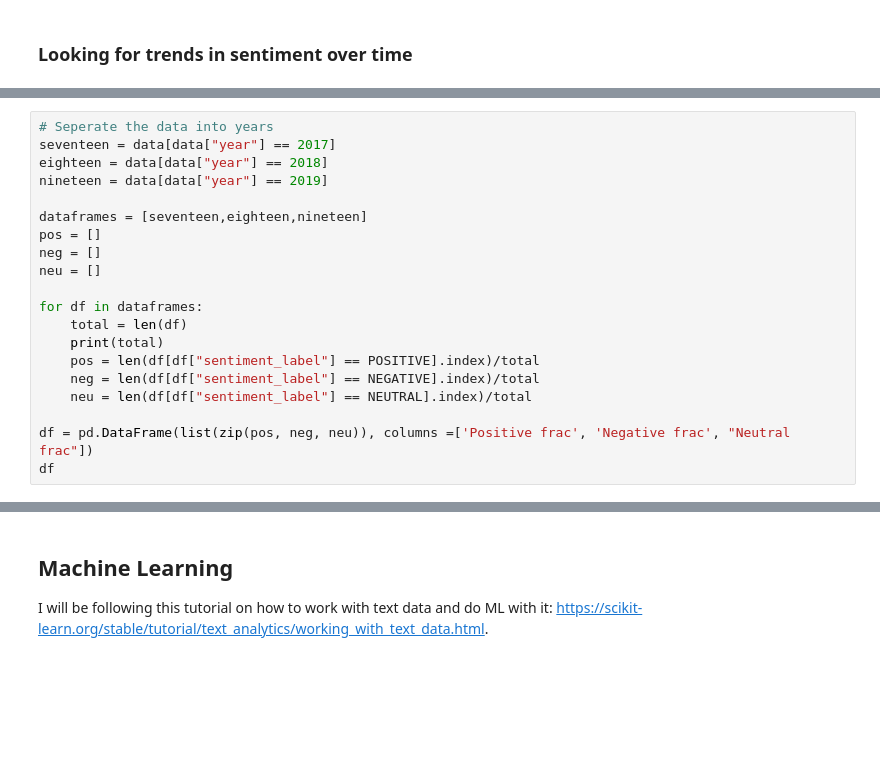
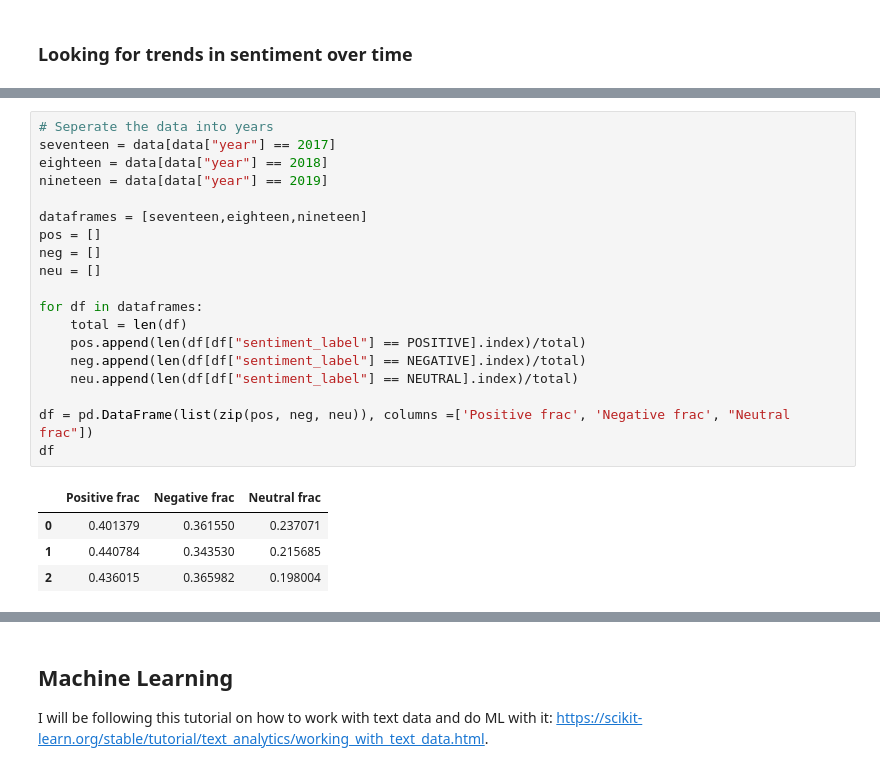
Before and after one commit to arjungandhi521/arjungandhi521.github.io, a Jupyter notebook: Climate Change on Twitter.ipynb, the cells around one changed output, grey strips where cells are left out. Saved outputs shown, nothing was run; the diff lists cells and outputs as text; blank space fills up the shorter version.

```diff
--- a/Climate Change on Twitter.ipynb
+++ b/Climate Change on Twitter.ipynb
@@ -634,23 +652,27 @@ In regards to the bottom graph that looked at the top 1,000 most interacted with
 # %%
 # Seperate the data into years
 seventeen = data[data["year"] == 2017]
 eighteen = data[data["year"] == 2018]
 nineteen = data[data["year"] == 2019]
 
 dataframes = [seventeen,eighteen,nineteen]
 pos = []
 neg = []
 neu = []
 
 for df in dataframes:
     total = len(df)
-    print(total)
-    pos = len(df[df["sentiment_label"] == POSITIVE].index)/total
-    neg = len(df[df["sentiment_label"] == NEGATIVE].index)/total
-    neu = len(df[df["sentiment_label"] == NEUTRAL].index)/total
+    pos.append(len(df[df["sentiment_label"] == POSITIVE].index)/total)
+    neg.append(len(df[df["sentiment_label"] == NEGATIVE].index)/total)
+    neu.append(len(df[df["sentiment_label"] == NEUTRAL].index)/total)
 
 df = pd.DataFrame(list(zip(pos, neg, neu)), columns =['Positive frac', 'Negative frac', "Neutral frac"])
 df
+# %% [output]
+|  | Positive frac | Negative frac | Neutral frac |
+| 0 | 0.401379 | 0.361550 | 0.237071 |
+| 1 | 0.440784 | 0.343530 | 0.215685 |
+| 2 | 0.436015 | 0.365982 | 0.198004 |
 # %%
 plot = sns.lineplot(data=df)
 plot.set(title="Sentiment Distribution 2017-2019")
```
Also changed, not shown: parts of 7 cells of this notebook, 2 other files.
